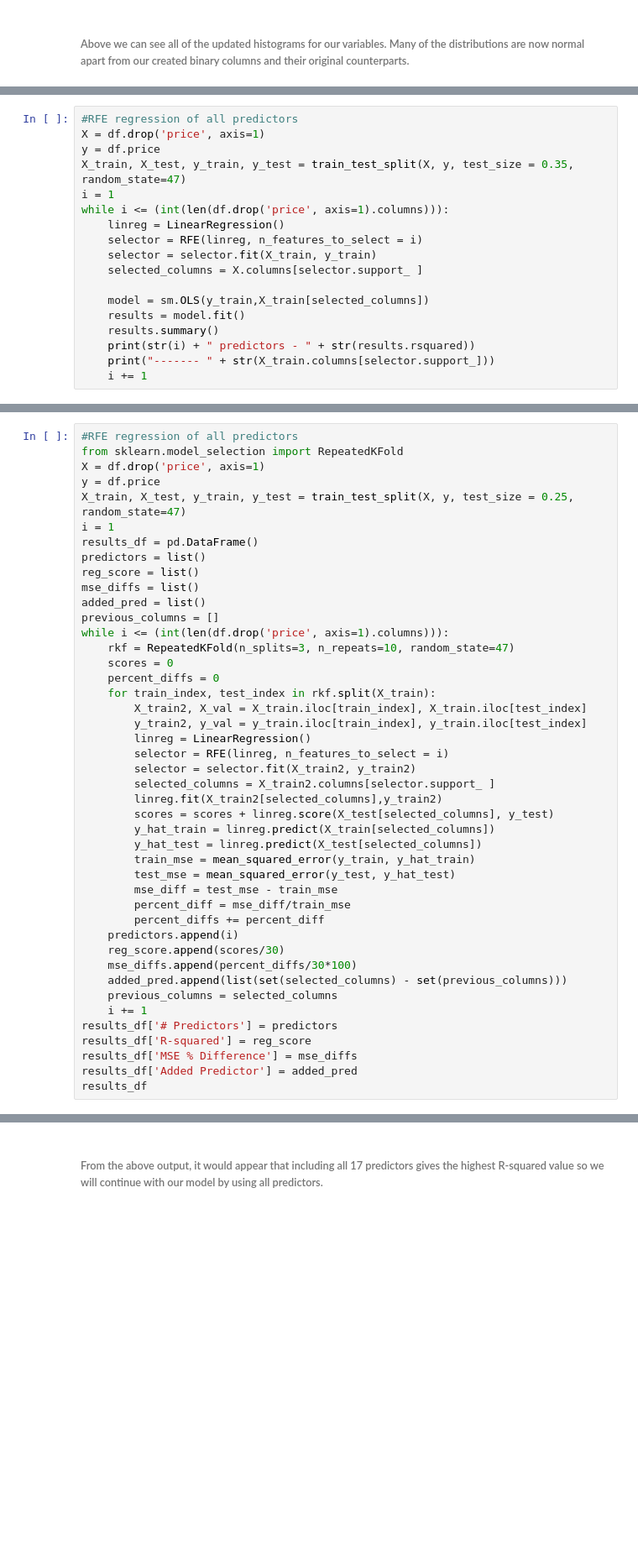
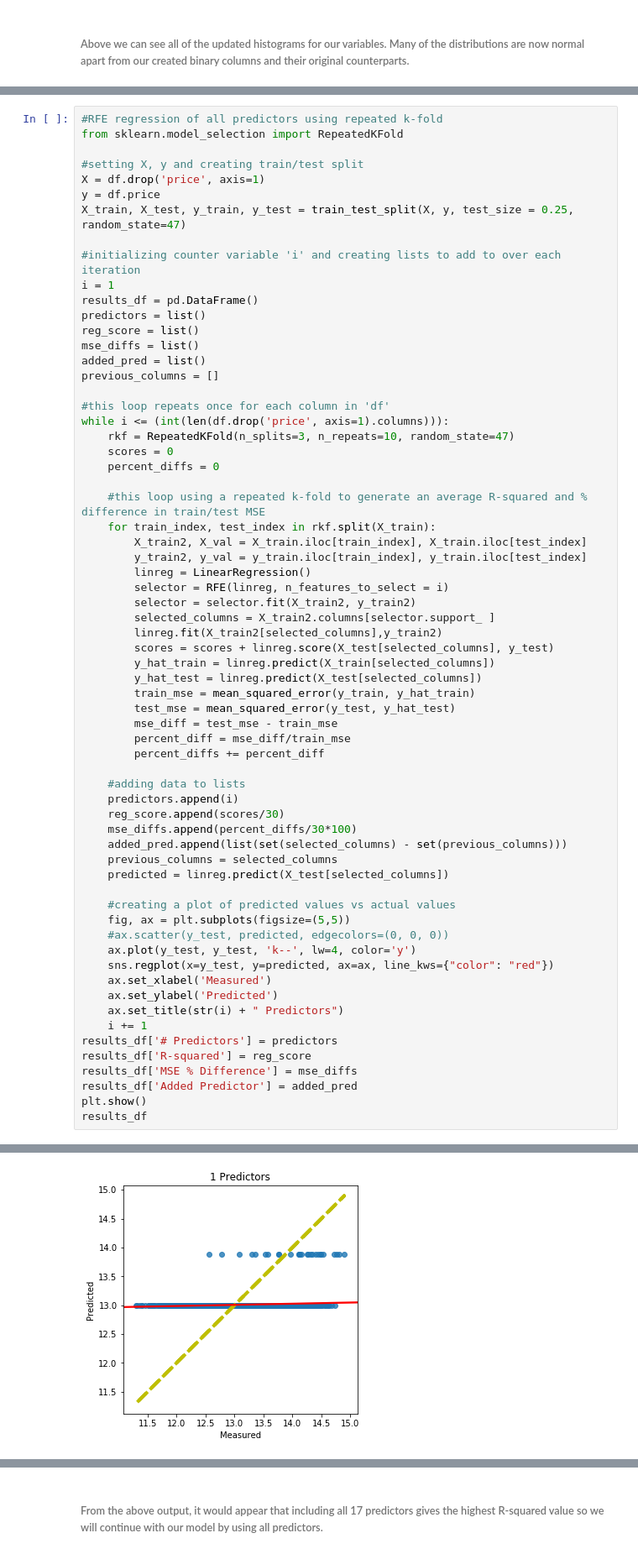
Before and after one commit to KanwalArora029/King-County-Sales-Analysis, a Jupyter notebook: student2.ipynb, the cells around one changed output, grey strips where cells are left out. Shown at 84% size. Cells and saved outputs as stored; diff of their text form; blank space fills up the shorter version.

Commit message:
improved model creation and additional formatting and explanations

```diff
--- a/student2.ipynb
+++ b/student2.ipynb
@@ -464,18 +462,0 @@ def stepwise_selection(X, y,
-# %%
-#RFE regression of all predictors
-X = df.drop('price', axis=1)
-y = df.price
-X_train, X_test, y_train, y_test = train_test_split(X, y, test_size = 0.35, random_state=47)
-i = 1
-while i <= (int(len(df.drop('price', axis=1).columns))):
-    linreg = LinearRegression()
-    selector = RFE(linreg, n_features_to_select = i)
-    selector = selector.fit(X_train, y_train)
-    selected_columns = X.columns[selector.support_ ]
-
-    model = sm.OLS(y_train,X_train[selected_columns])
-    results = model.fit()
-    results.summary()
-    print(str(i) + " predictors - " + str(results.rsquared))
-    print("------- " + str(X_train.columns[selector.support_]))
-    i += 1
@@ -500,9 +466,13 @@ while i <= (int(len(df.drop('price', axis=1).columns))):
 # %%
-#RFE regression of all predictors
+#RFE regression of all predictors using repeated k-fold
 from sklearn.model_selection import RepeatedKFold
+
+#setting X, y and creating train/test split
 X = df.drop('price', axis=1)
 y = df.price
 X_train, X_test, y_train, y_test = train_test_split(X, y, test_size = 0.25, random_state=47)
+
+#initializing counter variable 'i' and creating lists to add to over each iteration
 i = 1
 results_df = pd.DataFrame()
 predictors = list()
@@ -510,10 +480,14 @@ reg_score = list()
 mse_diffs = list()
 added_pred = list()
 previous_columns = []
+
+#this loop repeats once for each column in 'df'
 while i <= (int(len(df.drop('price', axis=1).columns))):
     rkf = RepeatedKFold(n_splits=3, n_repeats=10, random_state=47)
     scores = 0
     percent_diffs = 0
+
+    #this loop using a repeated k-fold to generate an average R-squared and % difference in train/test MSE
     for train_index, test_index in rkf.split(X_train):
         X_train2, X_val = X_train.iloc[train_index], X_train.iloc[test_index]
         y_train2, y_val = y_train.iloc[train_index], y_train.iloc[test_index]
@@ -530,15 +504,28 @@ while i <= (int(len(df.drop('price', axis=1).columns))):
         mse_diff = test_mse - train_mse
         percent_diff = mse_diff/train_mse
         percent_diffs += percent_diff
+
+    #adding data to lists
     predictors.append(i)
     reg_score.append(scores/30)
     mse_diffs.append(percent_diffs/30*100)
     added_pred.append(list(set(selected_columns) - set(previous_columns)))
     previous_columns = selected_columns
+    predicted = linreg.predict(X_test[selected_columns])
+
+    #creating a plot of predicted values vs actual values
+    fig, ax = plt.subplots(figsize=(5,5))
+    #ax.scatter(y_test, predicted, edgecolors=(0, 0, 0))
+    ax.plot(y_test, y_test, 'k--', lw=4, color='y')
+    sns.regplot(x=y_test, y=predicted, ax=ax, line_kws={"color": "red"})
+    ax.set_xlabel('Measured')
+    ax.set_ylabel('Predicted')
+    ax.set_title(str(i) + " Predictors")
     i += 1
 results_df['# Predictors'] = predictors
 results_df['R-squared'] = reg_score
 results_df['MSE % Difference'] = mse_diffs
 results_df['Added Predictor'] = added_pred
+plt.show()
 results_df
 # %% [output]
@@ -562,0 +532 @@ results_df
+[figure, added]
```
Also changed, not shown: parts of 18 cells of this notebook.
